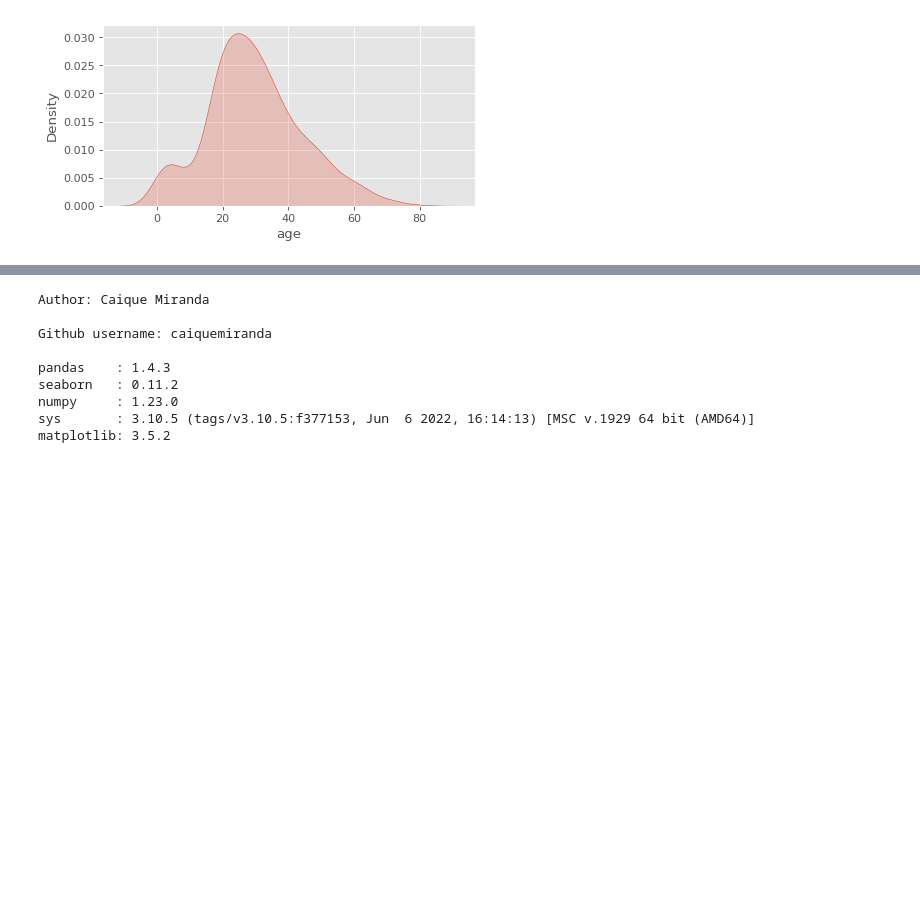
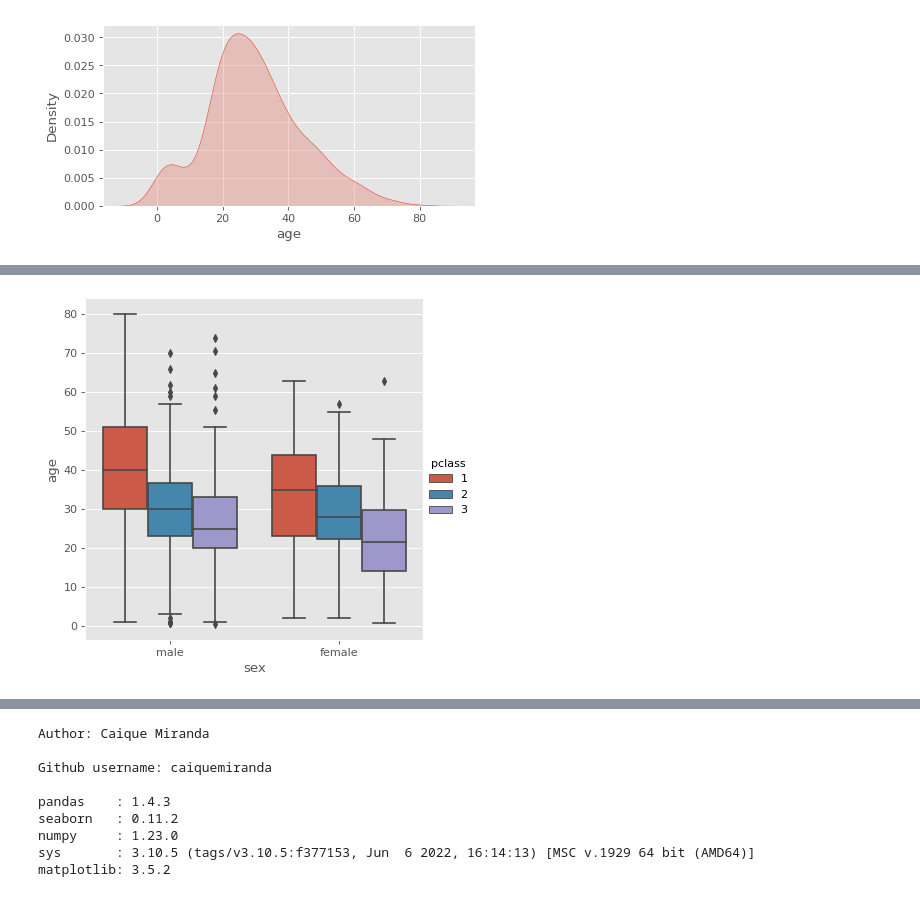
Before and after one commit to caiquemiranda/data-visualization-python, a Jupyter notebook: 10-analysis-visualization-titanic-dataset.ipynb, the cells around one changed output, grey strips where cells are left out. Cells and saved outputs as stored; diff of their text form; code cells hidden in the pictures; blank space fills up the shorter version.

```diff
--- a/10-analysis-visualization-titanic-dataset.ipynb
+++ b/10-analysis-visualization-titanic-dataset.ipynb
@@ -401,0 +415,8 @@ sns.kdeplot(titanic['age'],
+# %%
+sns.catplot(x= 'sex',
+            y= 'age',
+            data= titanic,
+            kind= 'box',
+            hue= 'pclass');
+# %% [output]
+[figure, added]
```
Also changed, not shown: parts of 3 cells of this notebook.
